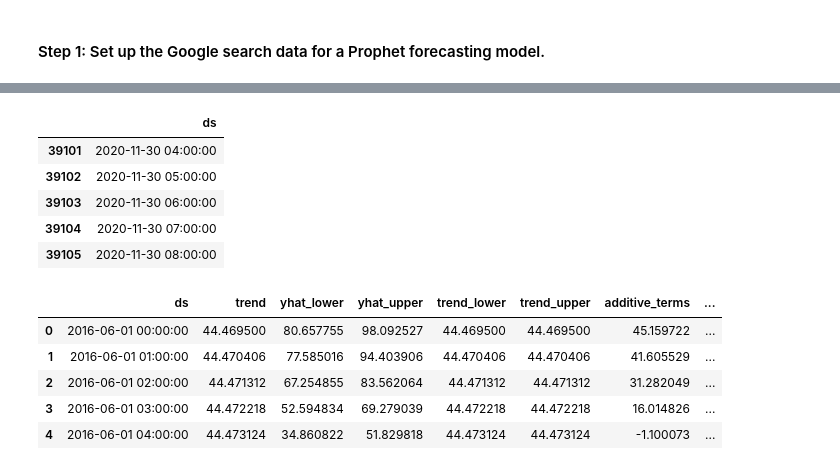
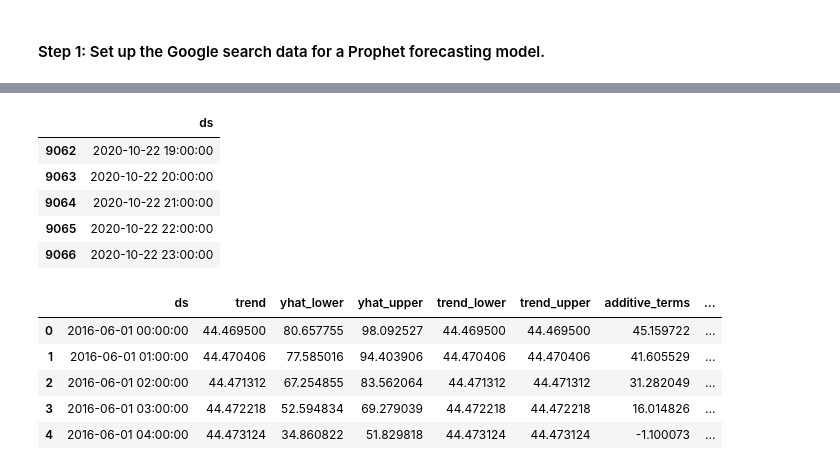
Before and after one commit to King-Rian/Module-8-Challenge---prophet-challenge, a Jupyter notebook: forecasting_net_prophet.ipynb, the cells around one changed output, grey strips where cells are left out. Cells and saved outputs as stored; diff of their text form; code cells hidden in the pictures.

```diff
--- a/forecasting_net_prophet.ipynb
+++ b/forecasting_net_prophet.ipynb
@@ -314,5 +325,6 @@ array([<Axes: >, <Axes: >], dtype=object)
 # %%
 # Create a new column in the mercado_stock_trends_df DataFrame called Hourly Stock Return
 # This column should calculate hourly return percentage of the closing price
+df_full_mercado["Hourly Stock Return"] = df_full_mercado["close"].pct_change()
 # %%
 # View the first and last five rows of the mercado_stock_trends_df DataFrame
@@ -374,5 +388,15 @@ Now, you need to produce a time series model that analyzes and forecasts pattern
 
 
 # View the first and last five rows of the mercado_prophet_df DataFrame
+
+df_full_mercado.reset_index(inplace=True)
+
+df_prophet = df_full_mercado[["index", "Search Trends"]]
+df_prophet.columns = ["ds", "y"]
+
+df_prophet.dropna()
+
+display(df_prophet.head())
+display(df_prophet.tail())
 # %% [output]
 |  | ds | y |
@@ -390,2 +414,3 @@ Now, you need to produce a time series model that analyzes and forecasts pattern
 # %%
 # Call the Prophet function, store as an object
+model =  Prophet()
@@ -394,3 +417,4 @@ Now, you need to produce a time series model that analyzes and forecasts pattern
 # %%
 # Fit the time-series model.
+model.fit(df_prophet)
 # %% [output]
@@ -407,16 +431,19 @@ INFO:cmdstanpy:Chain [1] done processing
 # %%
 # Create a future dataframe to hold predictions
 # Make the prediction go out as far as 2000 hours (approx 80 days)
 
 
 # View the last five rows of the future_mercado_trends DataFrame
+
+future_mercado_trends = model.make_future_dataframe(periods=2000, freq="H")
+future_mercado_trends.tail(5)
 # %% [output]
 |  | ds |
-| 39101 | 2020-11-30 04:00:00 |
-| 39102 | 2020-11-30 05:00:00 |
-| 39103 | 2020-11-30 06:00:00 |
-| 39104 | 2020-11-30 07:00:00 |
-| 39105 | 2020-11-30 08:00:00 |
+| 9062 | 2020-10-22 19:00:00 |
+| 9063 | 2020-10-22 20:00:00 |
+| 9064 | 2020-10-22 21:00:00 |
+| 9065 | 2020-10-22 22:00:00 |
+| 9066 | 2020-10-22 23:00:00 |
 # %%
 # Make the predictions for the trend data using the future_mercado_trends DataFrame
 
```
Also changed, not shown: parts of 16 cells of this notebook.
